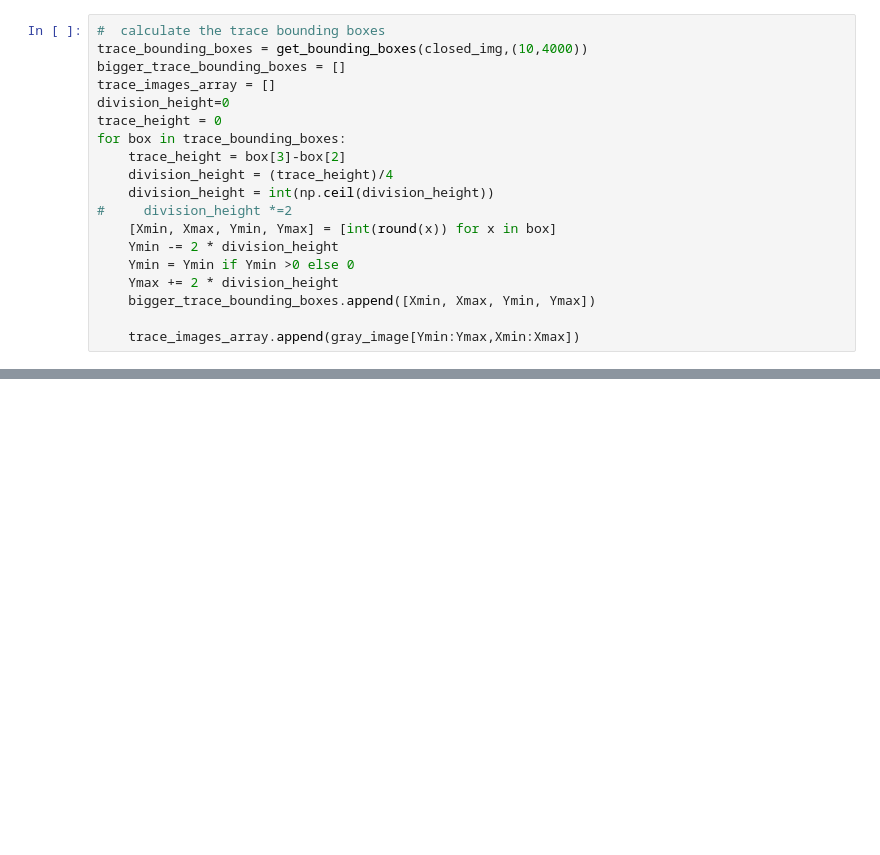
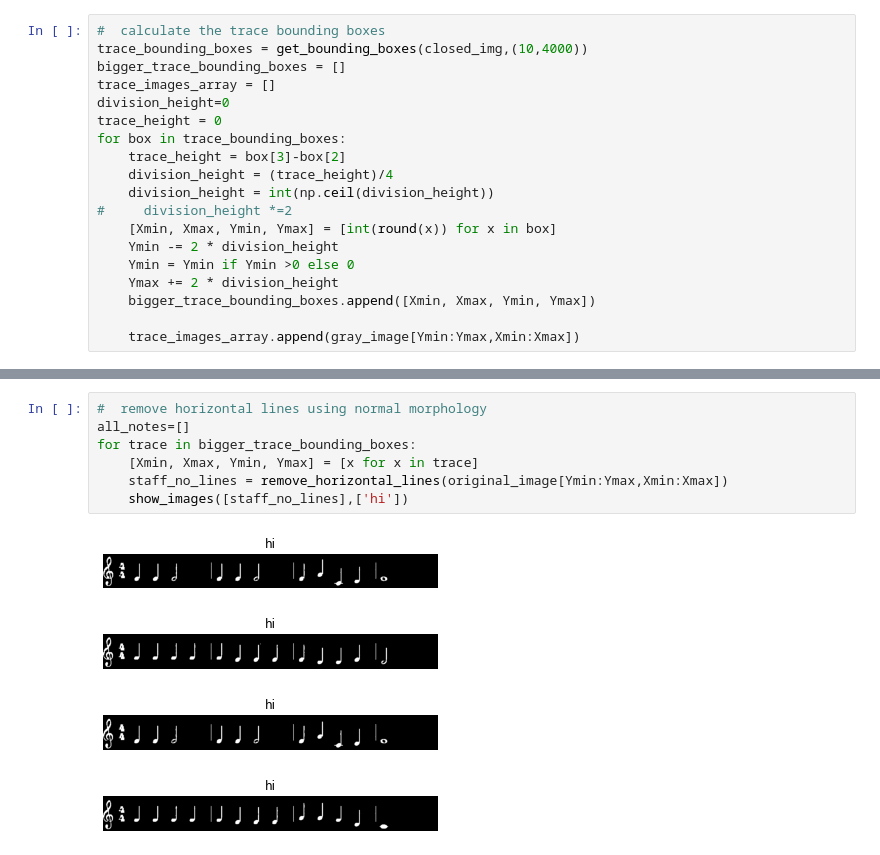
Before and after one commit to marait123/music-notes-reader, a Jupyter notebook: part1.ipynb, the cells around one changed output, grey strips where cells are left out. Drawn from its saved outputs; the diff is of its cells as text; blank space fills up the shorter version.

```diff
--- a/part1.ipynb
+++ b/part1.ipynb
@@ -144,3 +204,15 @@ SyntaxError: 'break' outside loop (<ipython-input-29-9d96ecef2c86>, line 6)
+# %%
+#  remove horizontal lines using normal morphology
+all_notes=[]
+for trace in bigger_trace_bounding_boxes:
+    [Xmin, Xmax, Ymin, Ymax] = [x for x in trace]
+    staff_no_lines = remove_horizontal_lines(original_image[Ymin:Ymax,Xmin:Xmax])
+    show_images([staff_no_lines],['hi'])
+# %% [output]
+[figure, added]
+[figure, added]
+[figure, added]
+[figure, added]
 # %%
 from skimage import data
 from skimage.viewer import ImageViewer
```
Also changed, not shown: parts of 11 cells of this notebook.
